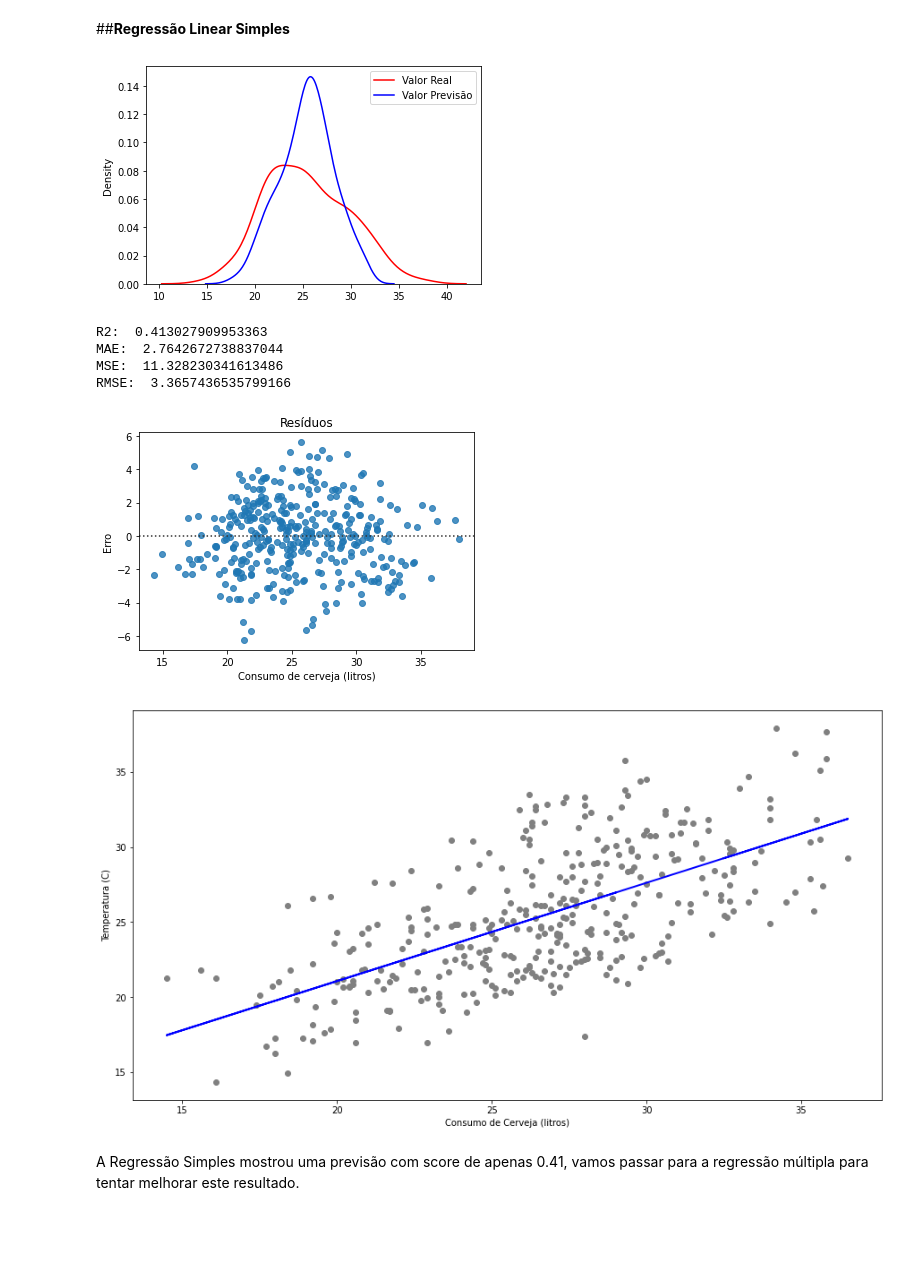
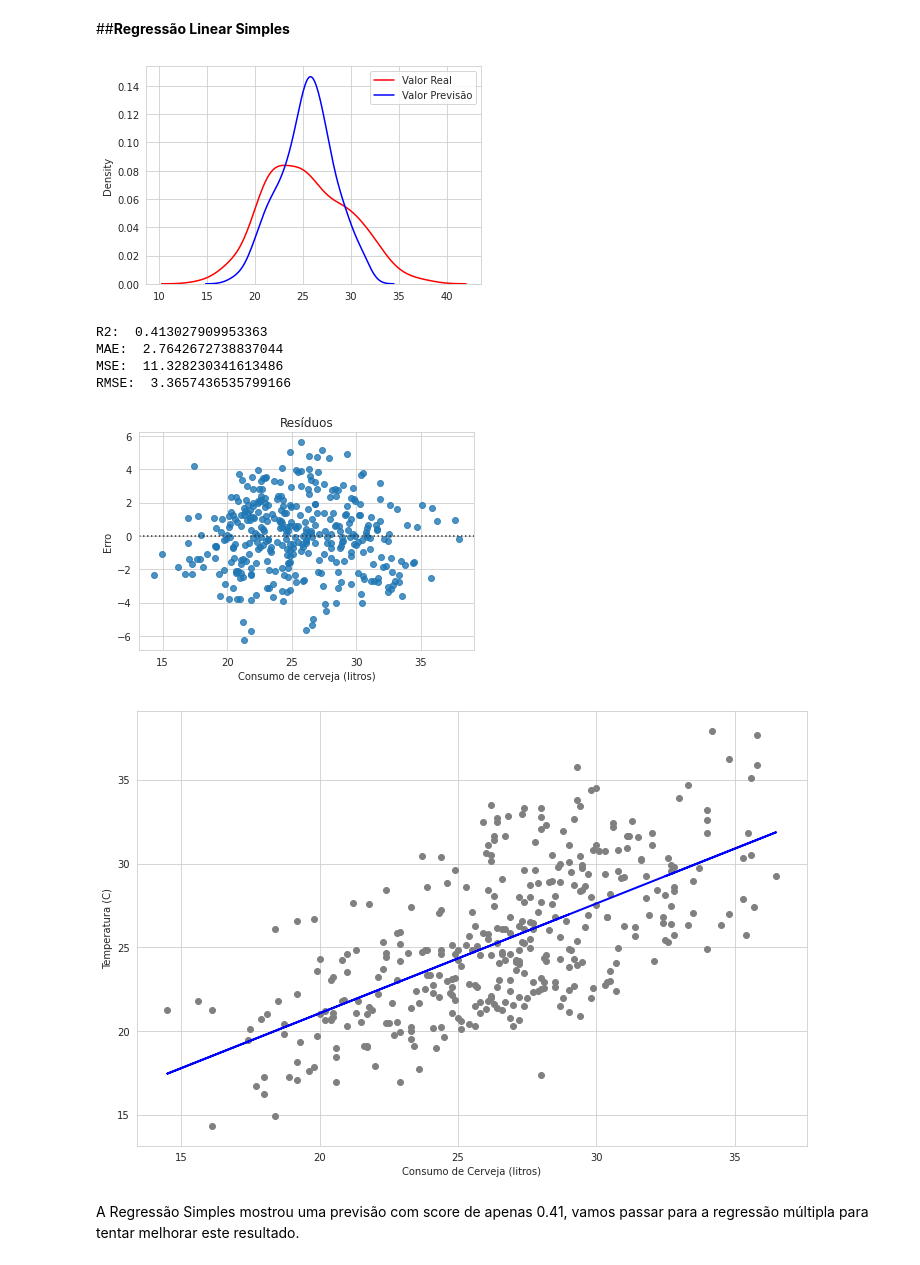
Before and after one commit to BLayus/Data_Folia, a Jupyter notebook: Regressão_é_Quase_Amor_Parte_1.ipynb, the cells around one changed output. Cells and saved outputs as stored; diff of their text form; code cells hidden in the pictures; blank space fills up the shorter version.

```diff
--- a/Regressão_é_Quase_Amor_Parte_1.ipynb
+++ b/Regressão_é_Quase_Amor_Parte_1.ipynb
@@ -166,3 +166,13 @@ cons_cerv['nome_dia'] = cons_cerv['dia_semana'].replace({0:'segunda', 1:'terça'
 # Criar uma coluna com uma nova feature para amplitude térmica, a diferença entre a Temp máxima e a mínima
 
 cons_cerv['Amp Termica'] = cons_cerv['Temperatura Maxima (C)'] - cons_cerv['Temperatura Minima (C)']
+# %%
+# Plotar um gráfico para avaliar a importância da feature Amplitude Térmica
+
+sns.set_style('whitegrid')
+fig, ax = plt.subplots(1, 2, figsize=(15,6), sharex= True)
+
+ax0 = sns.scatterplot('Consumo de cerveja (litros)', 'Amp Termica', hue='Final de Semana', data=cons_cerv, ax=ax[0])
+ax1 = sns.scatterplot('Consumo de cerveja (litros)', 'Temperatura Maxima (C)', hue='Final de Semana', data=cons_cerv, ax=ax[1])
+
+plt.show()
@@ -275,26 +310,26 @@ Y_predictlm = lm.predict(X)
 # %%
 evaluate(Y, Y_predictlm)
 # %% [output]
-[figure, old version]
+[figure, new version]
 R2:  0.413027909953363
 MAE:  2.7642672738837044
 MSE:  11.328230341613486
 RMSE:  3.3657436535799166
-[figure, old version]
+[figure, new version]
 # %%
 # Vou usar um grafico tipo scatter plot associado à reta de regressão para olharmos para a regressão linear simples
 # usando a temperatura máxima
 
-plt.figure(figsize=(15, 8))
+plt.figure(figsize=(12, 8))
 plt.scatter(cons_cerv['Temperatura Maxima (C)'],cons_cerv['Consumo de cerveja (litros)'], c='gray')
 
 plt.plot(cons_cerv['Temperatura Maxima (C)'], Y_predictlm, c='blue',linewidth=2)
 
 plt.xlabel("Consumo de Cerveja (litros)")
 plt.ylabel("Temperatura (C)")
 plt.show()
 # %% [output]
-[figure, old version]
+[figure, new version]
 # %% [markdown]
 A Regressão Simples mostrou uma previsão com score de apenas 0.41, vamos passar para a regressão múltipla para tentar melhorar este resultado.
 # %% [markdown]
```
Also changed, not shown: parts of 17 cells of this notebook.
